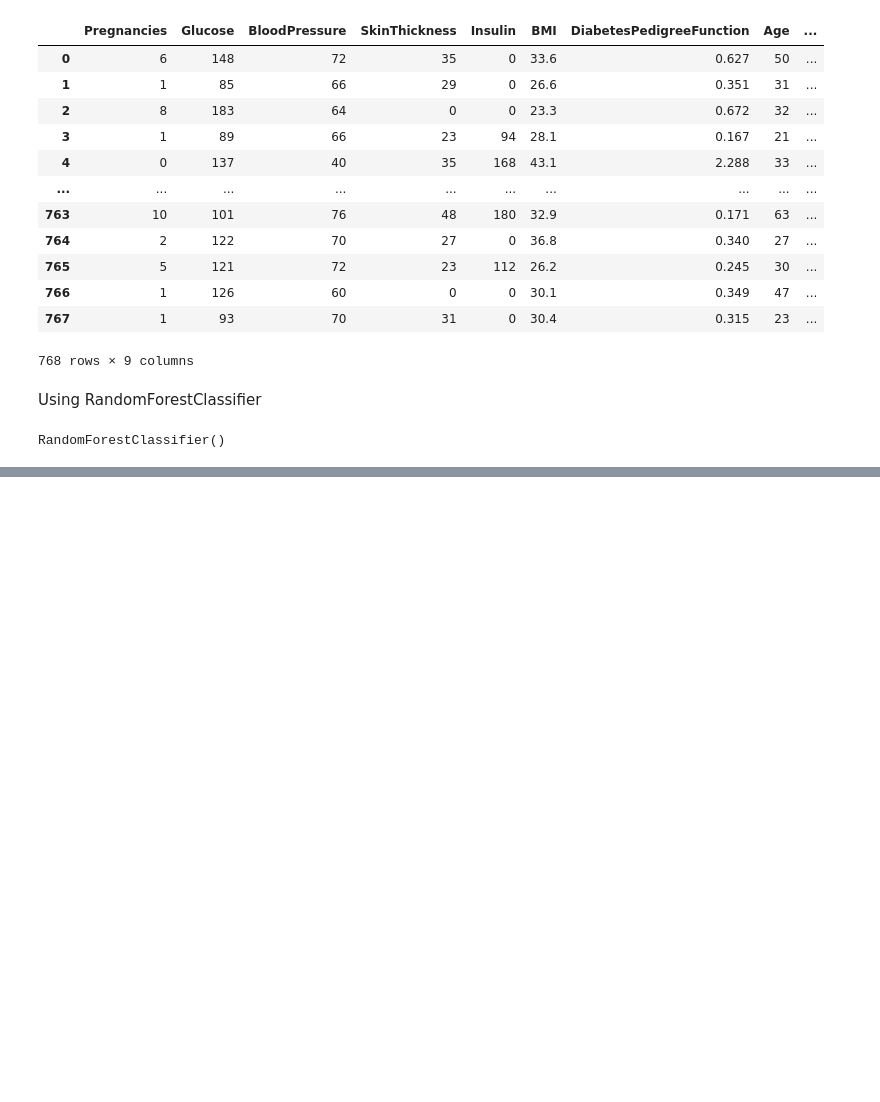
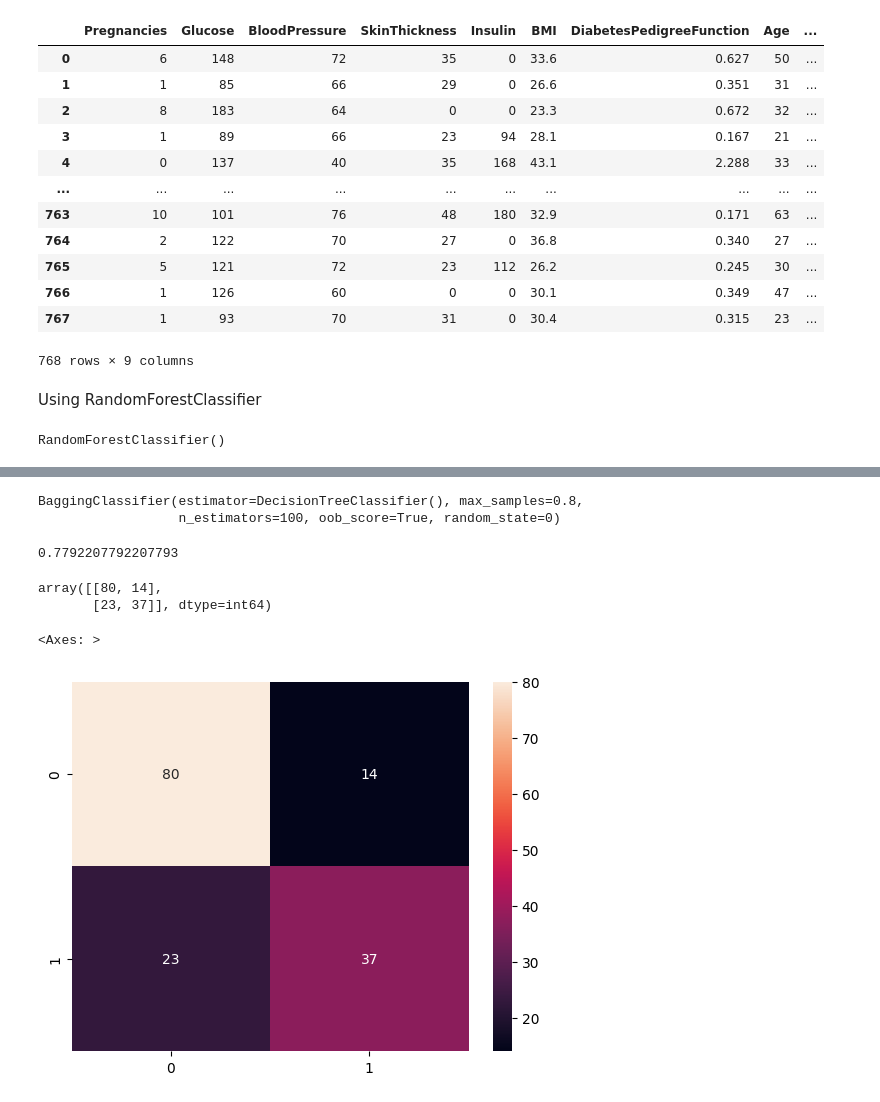
Before and after one commit to K-Mukesh-1209/Diabetes-Prediction, a Jupyter notebook: randomforest.ipynb, the cells around one changed output, grey strips where cells are left out. Cells and saved outputs as stored; diff of their text form; code cells hidden in the pictures; blank space fills up the shorter version.

```diff
--- a/randomforest.ipynb
+++ b/randomforest.ipynb
@@ -61,0 +62,31 @@ weighted avg       0.73      0.73      0.72       154
+# %%
+from sklearn.ensemble import BaggingClassifier
+from sklearn.tree import DecisionTreeClassifier
+
+bag_model = BaggingClassifier(
+    estimator=DecisionTreeClassifier(),  # Change base_estimator to estimator
+    n_estimators=100,
+    max_samples=0.8,
+    oob_score=True,
+    random_state=0
+)
+bag_model.fit(x_train, y_train)
+# %% [output]
+BaggingClassifier(estimator=DecisionTreeClassifier(), max_samples=0.8,
+                  n_estimators=100, oob_score=True, random_state=0)
+# %%
+bag_model.score(x_test, y_test)
+# %% [output]
+0.7792207792207793
+# %%
+y_pred1=rd.predict(x_test)
+cm1=confusion_matrix(y_test,y_pred1)
+cm1
+# %% [output]
+array([[80, 14],
+       [23, 37]], dtype=int64)
+# %%
+sb.heatmap(cm1,annot=True)
+# %% [output]
+<Axes: >
+[figure, added]
```
Also changed, not shown: parts of 4 cells of this notebook.
